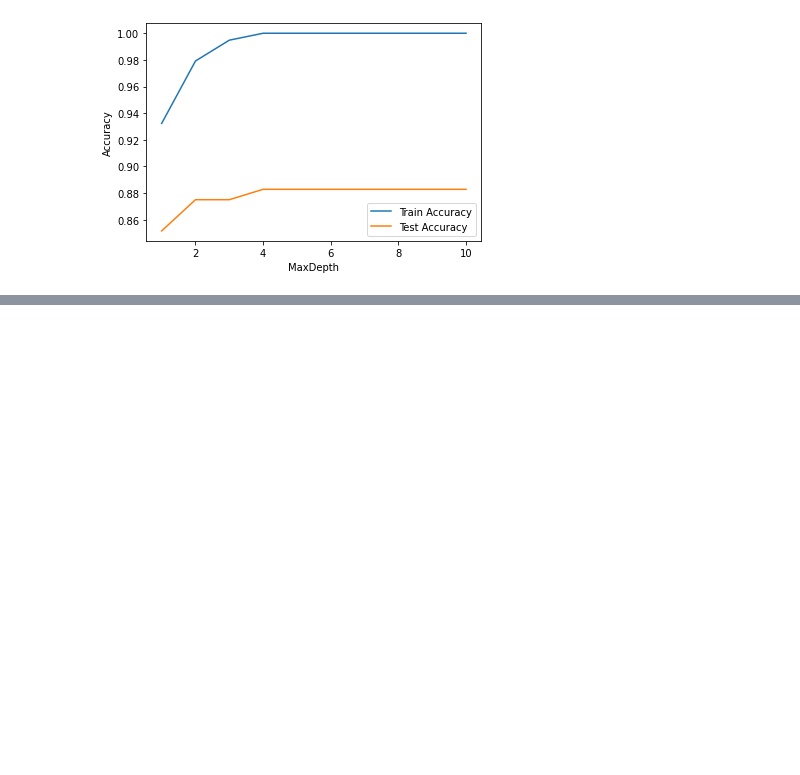
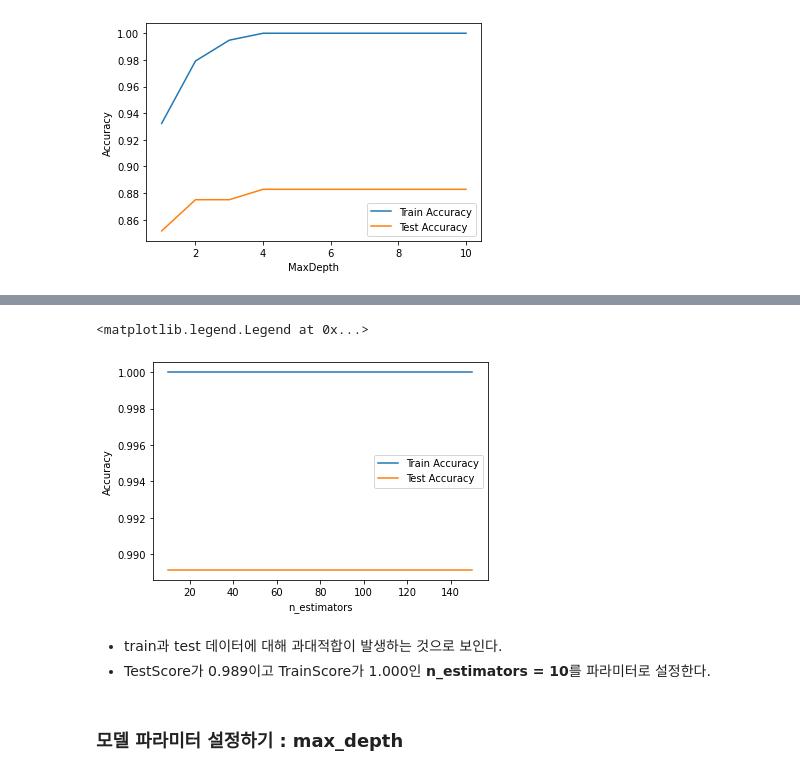
Before and after one commit to mjiii25/posco-academy, a Jupyter notebook: Big-Data/Assignment-2/C1성민지_종합실습-2_code.ipynb, the cells around one changed output, grey strips where cells are left out. Saved outputs shown, nothing was run; the diff lists cells and outputs as text; code cells hidden in the pictures; blank space fills up the shorter version.

```diff
--- a/Big-Data/Assignment-2/C1성민지_종합실습-2_code.ipynb
+++ b/Big-Data/Assignment-2/C1성민지_종합실습-2_code.ipynb
@@ -544,0 +661,7 @@ plt.legend()
+# %%
+tree_final = DecisionTreeClassifier(max_depth = 4,
+                                    min_samples_split = 10,
+                                    min_samples_leaf = 10,
+                                    random_state = 1234)
+
+tree_final.fit(df_train_x, df_train_y)
@@ -544,0 +764,6 @@ plt.legend()
+# %%
+rf_uncustomized = RandomForestClassifier()
+rf_uncustomized.fit(df_train_x, df_train_y)
+
+print('Accuracy on training set : {:.3f}'.format(rf_uncustomized.score(df_train_x, df_train_y)))
+print('Accuracy on test set : {:.3f}'.format(rf_uncustomized.score(df_test_x, df_test_y)))
@@ -544,0 +776,14 @@ plt.legend()
+# %%
+train_accuracy = []; test_accuracy = []
+para_n_tree = [n_tree * 10 for n_tree in range(1,16)]
+
+for v_n_estimators in para_n_tree :
+    rf = RandomForestClassifier(n_estimators = v_n_estimators)
+    rf.fit(df_train_x, df_train_y)
+    train_accuracy.append(rf.score(df_train_x, df_train_y))
+    test_accuracy.append(rf.score(df_test_x, df_test_y))
+
+df_accuracy_n = pd.DataFrame()
+df_accuracy_n['n_estimators'] = para_n_tree
+df_accuracy_n['TrainAccuracy'] = train_accuracy
+df_accuracy_n['TestAccuracy'] = test_accuracy
@@ -544,0 +811,13 @@ plt.legend()
+# %%
+plt.plot(para_n_tree, train_accuracy, linestyle = '-', label = 'Train Accuracy')
+plt.plot(para_n_tree, test_accuracy, linestyle = '-', label = 'Test Accuracy')
+plt.ylabel('Accuracy'); plt.xlabel('n_estimators')
+plt.legend()
+# %% [output]
+<matplotlib.legend.Legend at 0x...>
+[figure, added]
+# %% [markdown]
+- train과 test 데이터에 대해 과대적합이 발생하는 것으로 보인다.
+- TestScore가 0.989이고 TrainScore가 1.000인 **n_estimators = 10**를 파라미터로 설정한다.
+# %% [markdown]
+### **모델 파라미터 설정하기 : max_depth**
```
Also changed, not shown: parts of 80 cells of this notebook.
